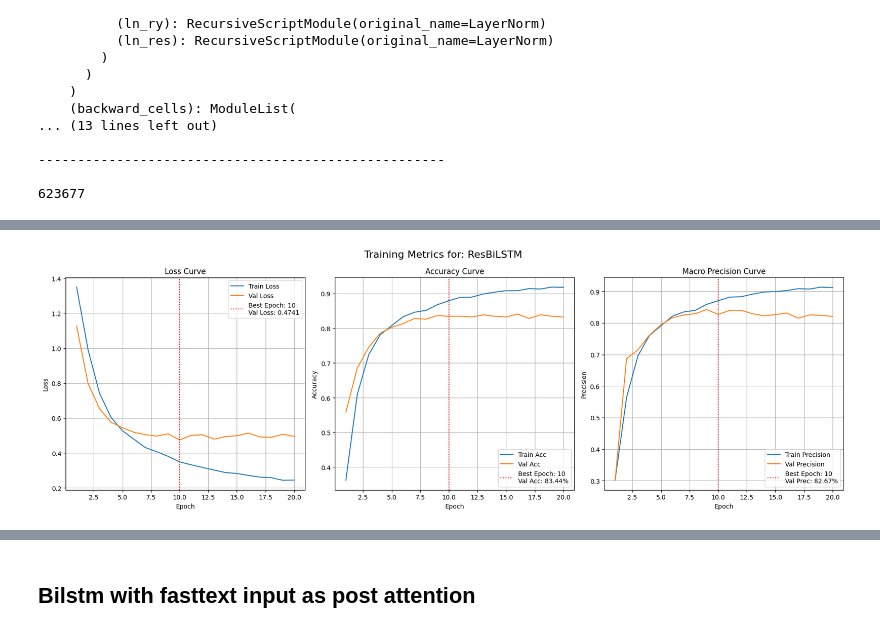
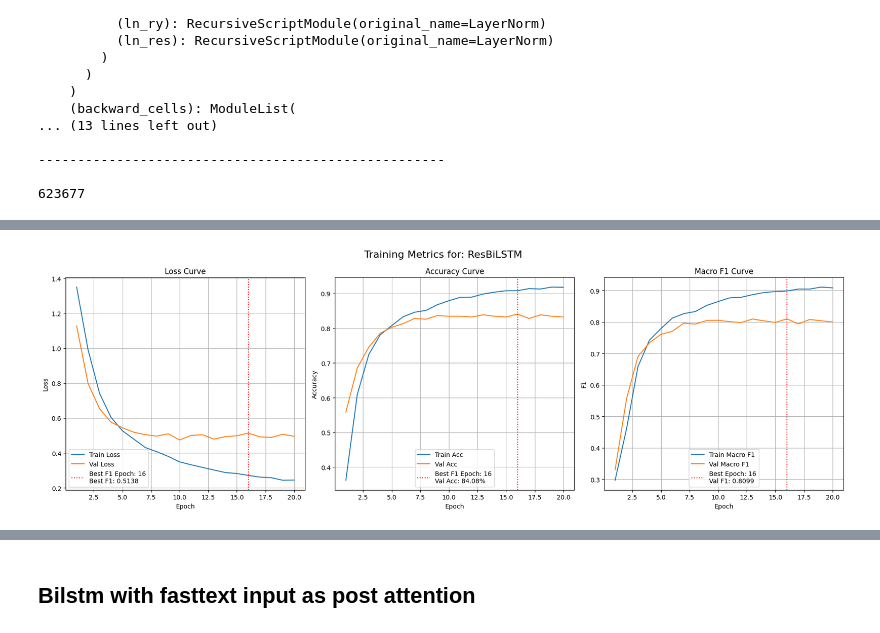
Before and after one commit to angeltamang123/Nepali-Hate-Sentiment-Detection, a Jupyter notebook: nephased/word_embeddings_prototype/Residual Learning/residual-lstm-fasttext.ipynb, the cells around one changed output, grey strips where cells are left out. Saved outputs shown, nothing was run; the diff lists cells and outputs as text; code cells hidden in the pictures.

```diff
--- a/nephased/word_embeddings_prototype/Residual Learning/residual-lstm-fasttext.ipynb
+++ b/nephased/word_embeddings_prototype/Residual Learning/residual-lstm-fasttext.ipynb
@@ -971,5 +957,5 @@ BiLSTMAttn(
 
 623677
 # %%
-ResBiLSTM, ResBiLSTM_train_losses, ResBiLSTM_val_losses = model_train(ResBiLSTM, ResBiLSTM_criterion, ResBiLSTM_optimizer, res_train_loader, res_val_loader, scheduler=ResBiLSTM_scheduler, save_name="ResBiLSTM", epochs=ResBiLSTM_params["epochs"])
+ResBiLSTM, ResBiLSTM_train_losses, ResBiLSTM_val_losses, ResBiLSTM_train_f1s, ResBiLSTM_val_f1s = model_train(ResBiLSTM, ResBiLSTM_criterion, ResBiLSTM_optimizer, res_train_loader, res_val_loader, scheduler=ResBiLSTM_scheduler, save_name="ResBiLSTM", epochs=ResBiLSTM_params["epochs"])
 # %% [output]
@@ -993,4 +979,4 @@ Training curves(Loss, accuracy, macro precision) will be saved as ResBiLSTM_loss
-[figure, old version]
+[figure, new version]
 # %%
 evaluate_model(ResBiLSTM, val_loader, label_map)
 # %% [output]
```
Also changed, not shown: parts of 23 cells of this notebook, 4 other files.
